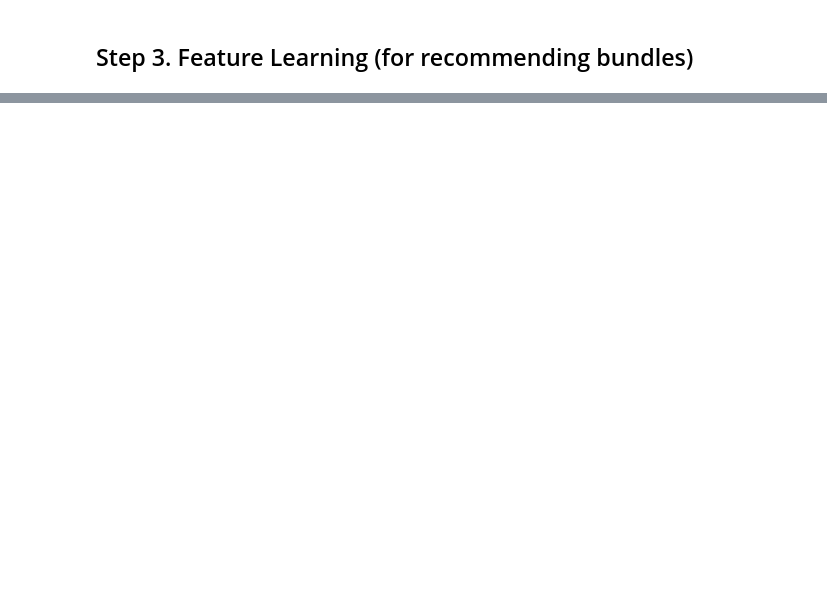
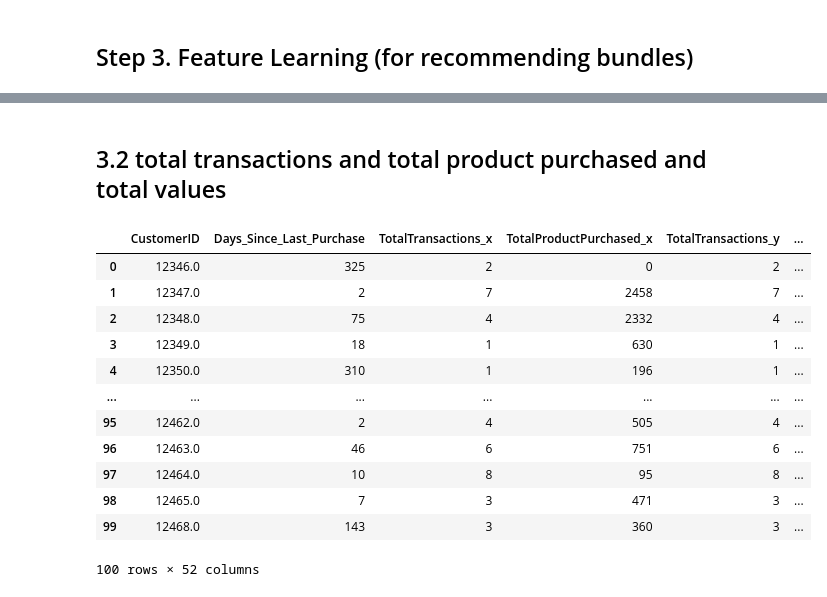
Before and after one commit to gzhang8763/ecommerce_timeseriesanalysis, a Jupyter notebook: Bundle Recommender.ipynb, the cells around one changed output, grey strips where cells are left out. Cells and saved outputs as stored; diff of their text form; code cells hidden in the pictures; blank space fills up the shorter version.

```diff
--- a/Bundle Recommender.ipynb
+++ b/Bundle Recommender.ipynb
@@ -334,0 +317,14 @@ df
+# %%
+# Find the most recent purchase date for each customer
+customer_data = df.groupby('CustomerID')['InvoiceDay'].max().reset_index()
+
+# find the latest purchase date from all purchases
+most_recent_date = df['InvoiceDay'].max()
+
+# number of days since last purchase
+customer_data['Days_Since_Last_Purchase'] = (most_recent_date - customer_data['InvoiceDay']).dt.days
+
+# Remove the InvoiceDay column
+customer_data.drop(columns=['InvoiceDay'], inplace=True)
+
+customer_data
@@ -334,0 +345,54 @@ df
+# %%
+# add days since last purchase
+mostrecentday = df['InvoiceDay'].max()
+df['day_since_lastpurchase'] = (mostrecentday - df['InvoiceDay']).dt.days
+# %% [markdown]
+## 3.2 total transactions and total product purchased and total values
+# %%
+# nunique count the unique value , resetindex set a extra index column
+TotalTransactions = df.groupby("CustomerID")["InvoiceNo"].nunique().reset_index()
+TotalTransactions.rename(columns={"InvoiceNo":"TotalTransactions"},inplace=True)
+#TotalTransactions.columns = []
+# count sum(purchase quantity)
+TotalProductPurchased = df.groupby("CustomerID")["Quantity"].sum().reset_index()
+TotalProductPurchased.rename(columns={"Quantity":"TotalProductPurchased"},inplace=True)
+#TotalPurchaseValue = df.groupby("CustomerID")[""]
+
+# total value purchased
+df["TotalValuePurchased"] = df["UnitPrice"] * df["Quantity"]
+TotalValuePurchased = df.groupby("CustomerID")["TotalValuePurchased"].sum().reset_index()
+TotalValuePurchased
+
+# average value purchased
+# Calculate the total spend by each customer
+df['Total_Spend'] = df['UnitPrice'] * df['Quantity']
+total_spend = df.groupby('CustomerID')['Total_Spend'].sum().reset_index()
+
+# Calculate the average transaction value for each customer
+average_transaction_value = total_spend.merge(TotalTransactions, on='CustomerID') # merge dataframe
+average_transaction_value['Average_Transaction_Value'] = average_transaction_value['Total_Spend'] / average_transaction_value['TotalTransactions']
+average_transaction_value
+
+# merge all calculations into customer_data
+customer_data = pd.merge(customer_data, TotalTransactions, on='CustomerID')
+customer_data = pd.merge(customer_data,TotalProductPurchased, on='CustomerID')
+customer_data = pd.merge(customer_data,total_spend, on='CustomerID')
+customer_data = pd.merge(customer_data,average_transaction_value[["CustomerID","Average_Transaction_Value"]], on='CustomerID')
+#customer_data = pd.merge(customer_data, average_transaction_value[['CustomerID', 'Average_Transaction_Value']], on='CustomerID')
+
+# Display the first few rows of the customer_data dataframe
+customer_data.head(100)
+# %% [output]
+|  | CustomerID | Days_Since_Last_Purchase | TotalTransactions_x | TotalProductPurchased_x | TotalTransactions_y | ... |
+| 0 | 12346.0 | 325 | 2 | 0 | 2 | ... |
+| 1 | 12347.0 | 2 | 7 | 2458 | 7 | ... |
+| 2 | 12348.0 | 75 | 4 | 2332 | 4 | ... |
+| 3 | 12349.0 | 18 | 1 | 630 | 1 | ... |
+| 4 | 12350.0 | 310 | 1 | 196 | 1 | ... |
+| ... | ... | ... | ... | ... | ... | ... |
+| 95 | 12462.0 | 2 | 4 | 505 | 4 | ... |
+| 96 | 12463.0 | 46 | 6 | 751 | 6 | ... |
+| 97 | 12464.0 | 10 | 8 | 95 | 8 | ... |
+| 98 | 12465.0 | 7 | 3 | 471 | 3 | ... |
+| 99 | 12468.0 | 143 | 3 | 360 | 3 | ... |
+100 rows × 52 columns
```
Also changed, not shown: parts of 22 cells of this notebook.
